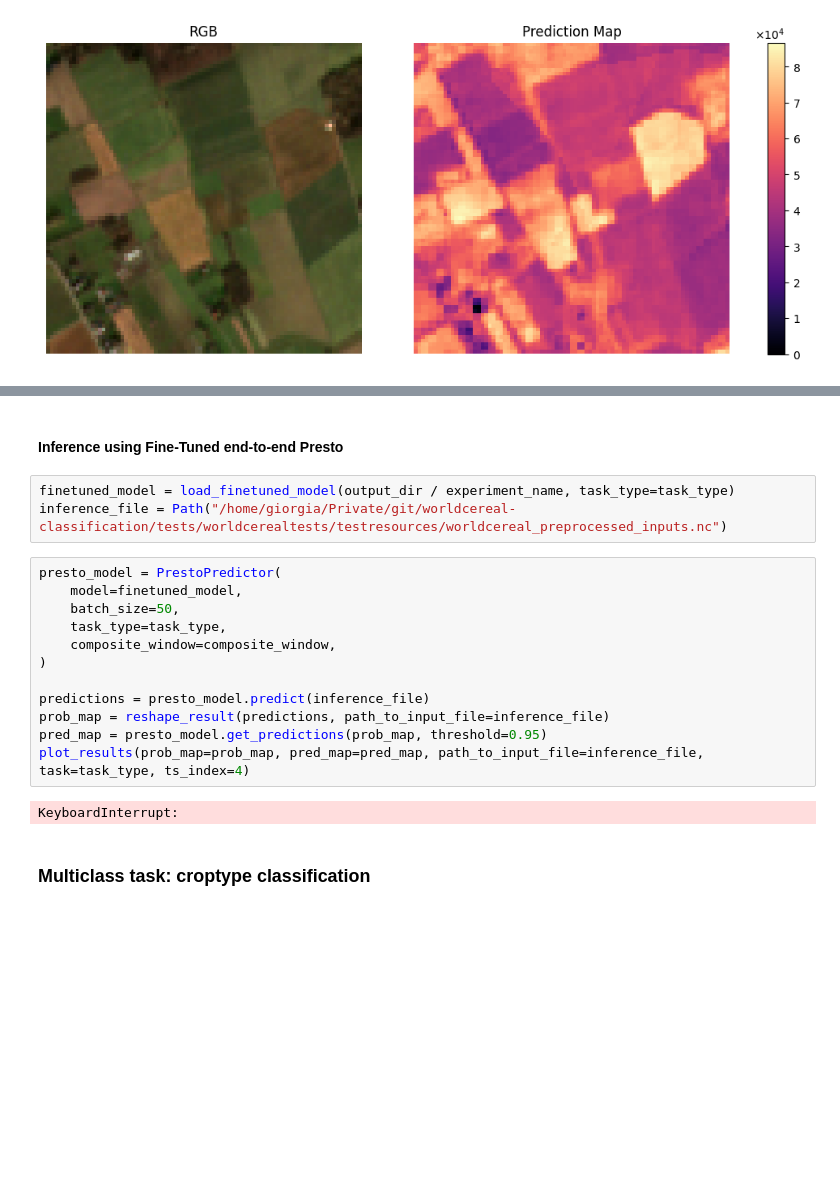
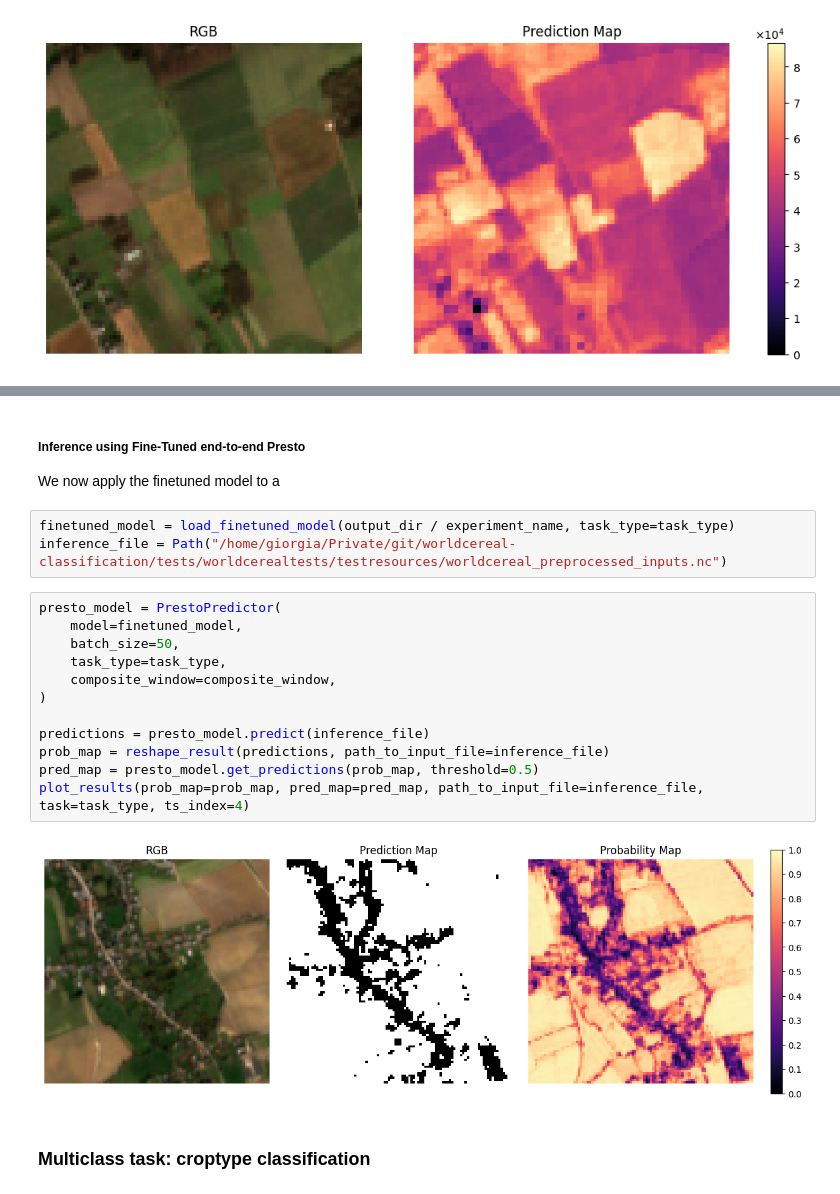
Before and after one commit to ScaleAGData/scaleag-vito, a Jupyter notebook: notebooks/few_shot_learning.ipynb, the cells around one changed output, grey strips where cells are left out. Drawn from its saved outputs; the diff is of its cells as text; blank space fills up the shorter version.

```diff
--- a/notebooks/few_shot_learning.ipynb
+++ b/notebooks/few_shot_learning.ipynb
@@ -396,22 +404,24 @@ evaluate_finetuned_model(finetuned_model, test_ds, num_workers=2, batch_size=32)
 # %% [markdown]
-#### Inference using Fine-Tuned end-to-end Presto
+##### Inference using Fine-Tuned end-to-end Presto
+
+We now apply the finetuned model to a
 # %%
 finetuned_model = load_finetuned_model(output_dir / experiment_name, task_type=task_type)
 inference_file = Path("/home/giorgia/Private/git/worldcereal-classification/tests/worldcerealtests/testresources/worldcereal_preprocessed_inputs.nc")
 # %%
 presto_model = PrestoPredictor(
     model=finetuned_model,
     batch_size=50,
     task_type=task_type,
     composite_window=composite_window,
 )
 
 predictions = presto_model.predict(inference_file)
 prob_map = reshape_result(predictions, path_to_input_file=inference_file)
-pred_map = presto_model.get_predictions(prob_map, threshold=0.95)
+pred_map = presto_model.get_predictions(prob_map, threshold=0.5)
 plot_results(prob_map=prob_map, pred_map=pred_map, path_to_input_file=inference_file, task=task_type, ts_index=4)
 # %% [output]
-KeyboardInterrupt:
+[figure, added]
 # %% [markdown]
 ### Multiclass task: croptype classification
 # %%
```
Also changed, not shown: parts of 15 cells of this notebook, 1 other file.
